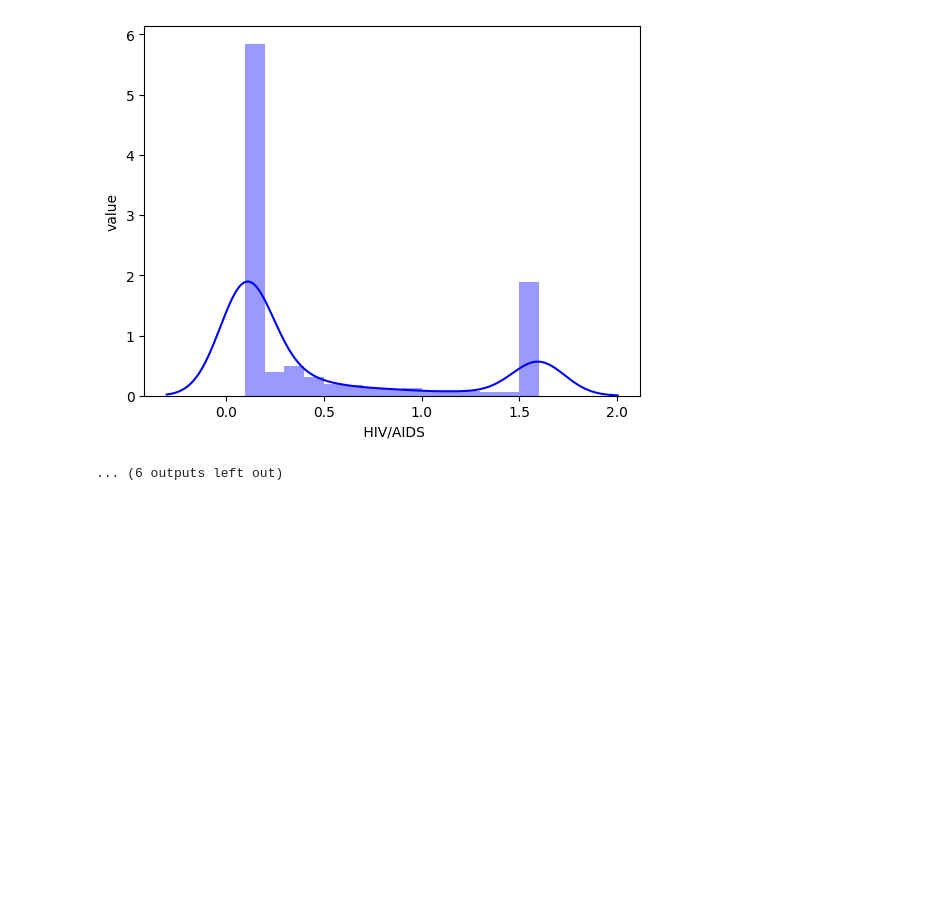
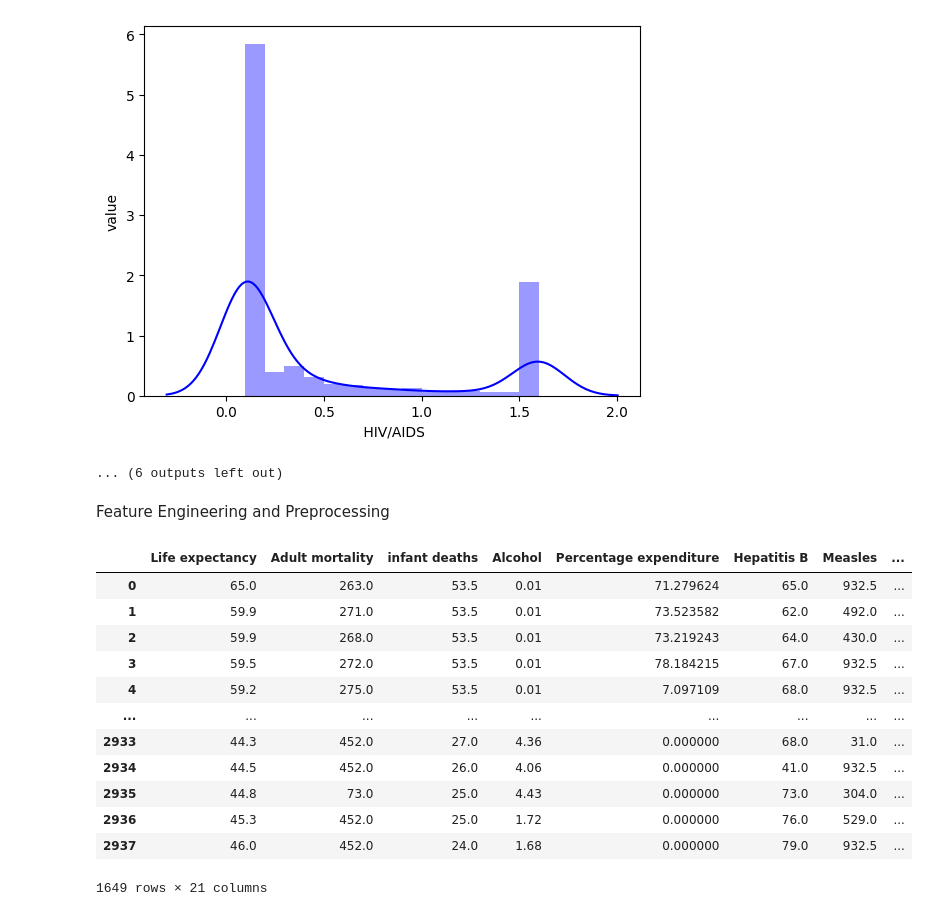
Before and after one commit to DataDrivenAkanksha/Life-expectancy-deep-learning, a Jupyter notebook: life_expactancy_deep_learning.ipynb, the cells around one changed output. Saved outputs shown, nothing was run; the diff lists cells and outputs as text; code cells hidden in the pictures; blank space fills up the shorter version.

```diff
--- a/life_expactancy_deep_learning.ipynb
+++ b/life_expactancy_deep_learning.ipynb
@@ -402,0 +406,26 @@ y = df['Life expectancy']
+# %%
+df=df.drop(columns=['Year','Country'])
+# %% [markdown]
+Feature Engineering and Preprocessing
+# %%
+encoded_df=pd.get_dummies(df,columns=['Status'],drop_first=False)
+# Find dummy columns created by get_dummies
+dummy_cols = [col for col in encoded_df.columns if col.startswith('Status_')]
+
+# Convert only those columns to int
+encoded_df[dummy_cols] = encoded_df[dummy_cols].astype(int)
+encoded_df
+# %% [output]
+|  | Life expectancy | Adult mortality | infant deaths | Alcohol | Percentage expenditure | Hepatitis B | Measles | ... |
+| 0 | 65.0 | 263.0 | 53.5 | 0.01 | 71.279624 | 65.0 | 932.5 | ... |
+| 1 | 59.9 | 271.0 | 53.5 | 0.01 | 73.523582 | 62.0 | 492.0 | ... |
+| 2 | 59.9 | 268.0 | 53.5 | 0.01 | 73.219243 | 64.0 | 430.0 | ... |
+| 3 | 59.5 | 272.0 | 53.5 | 0.01 | 78.184215 | 67.0 | 932.5 | ... |
+| 4 | 59.2 | 275.0 | 53.5 | 0.01 | 7.097109 | 68.0 | 932.5 | ... |
+| ... | ... | ... | ... | ... | ... | ... | ... | ... |
+| 2933 | 44.3 | 452.0 | 27.0 | 4.36 | 0.000000 | 68.0 | 31.0 | ... |
+| 2934 | 44.5 | 452.0 | 26.0 | 4.06 | 0.000000 | 41.0 | 932.5 | ... |
+| 2935 | 44.8 | 73.0 | 25.0 | 4.43 | 0.000000 | 73.0 | 304.0 | ... |
+| 2936 | 45.3 | 452.0 | 25.0 | 1.72 | 0.000000 | 76.0 | 529.0 | ... |
+| 2937 | 46.0 | 452.0 | 24.0 | 1.68 | 0.000000 | 79.0 | 932.5 | ... |
+1649 rows × 21 columns
```
Also changed, not shown: parts of 16 cells of this notebook.
